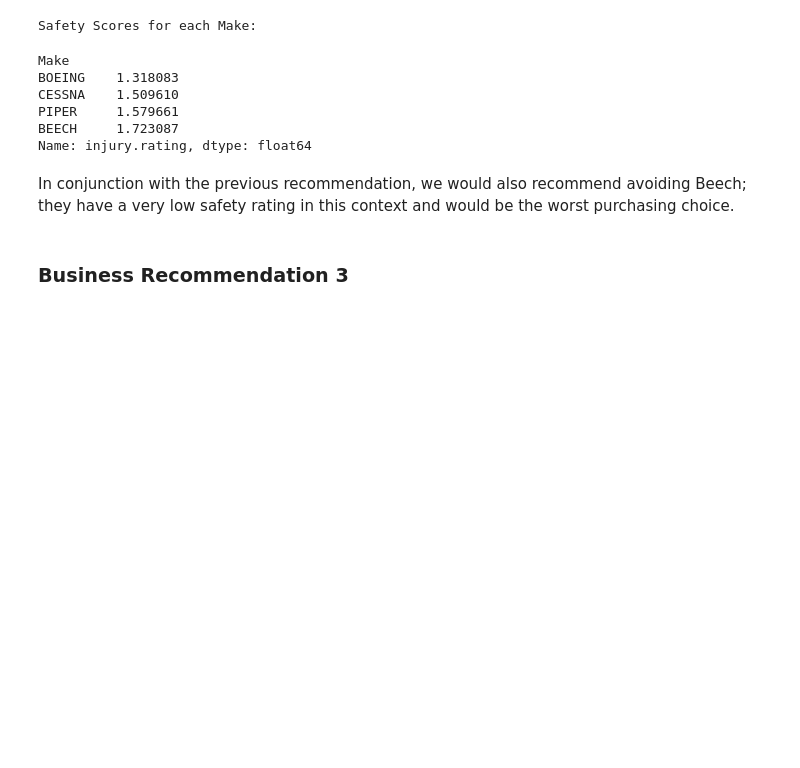
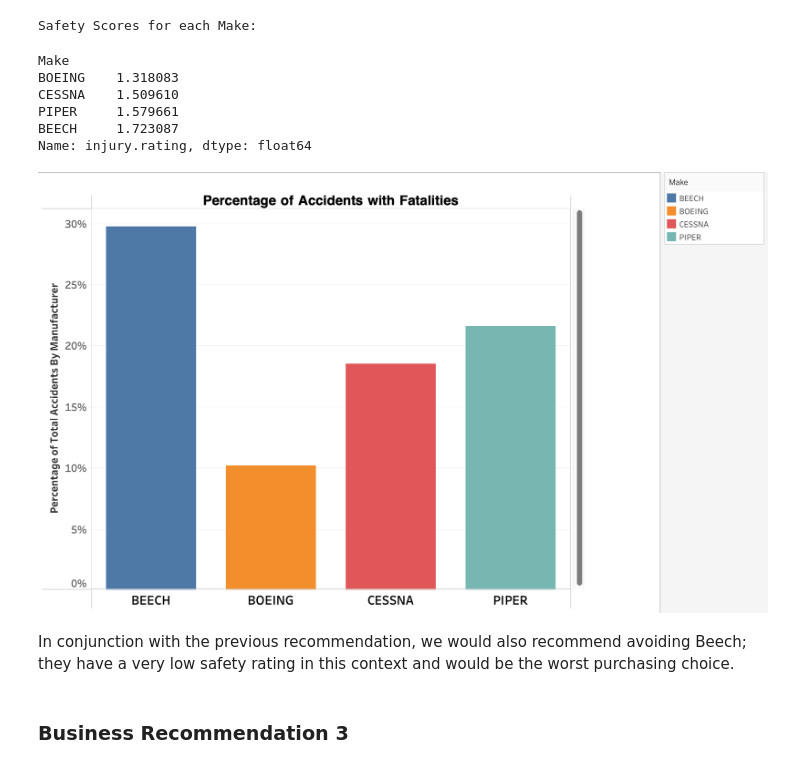
Before and after one commit to falloutb1tch/AvionicSafetyReport, a Jupyter notebook: Final.ipynb, the cells around one changed output. Drawn from its saved outputs; the diff is of its cells as text; code cells hidden in the pictures; blank space fills up the shorter version.

```diff
--- a/Final.ipynb
+++ b/Final.ipynb
@@ -990,6 +995,10 @@ CESSNA    1.509610
 PIPER     1.579661
 BEECH     1.723087
 Name: injury.rating, dtype: float64
+# %%
+Image(filename='images/Airplane_Injury_Rating_Percentage.png')
+# %% [output]
+[figure, added]
 # %% [markdown]
 In conjunction with the previous recommendation, we would also recommend avoiding Beech; they have a very low safety rating in this context and would be the worst purchasing choice.
 # %% [markdown]
```
Also changed, not shown: parts of 3 cells of this notebook, 1 other file.
